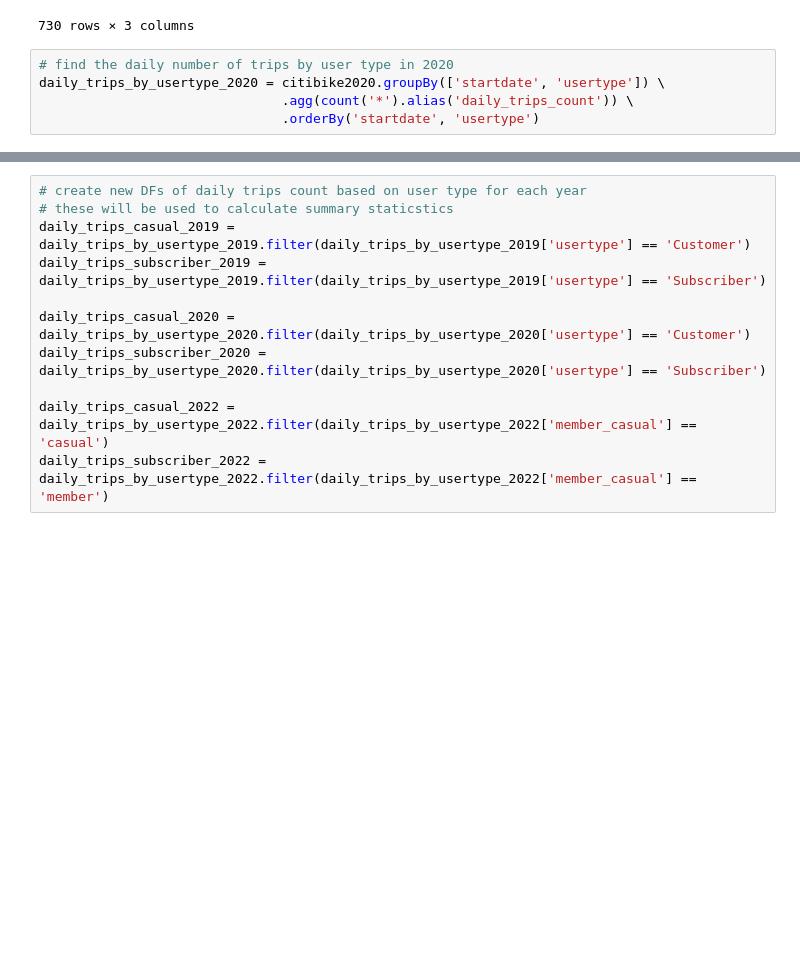
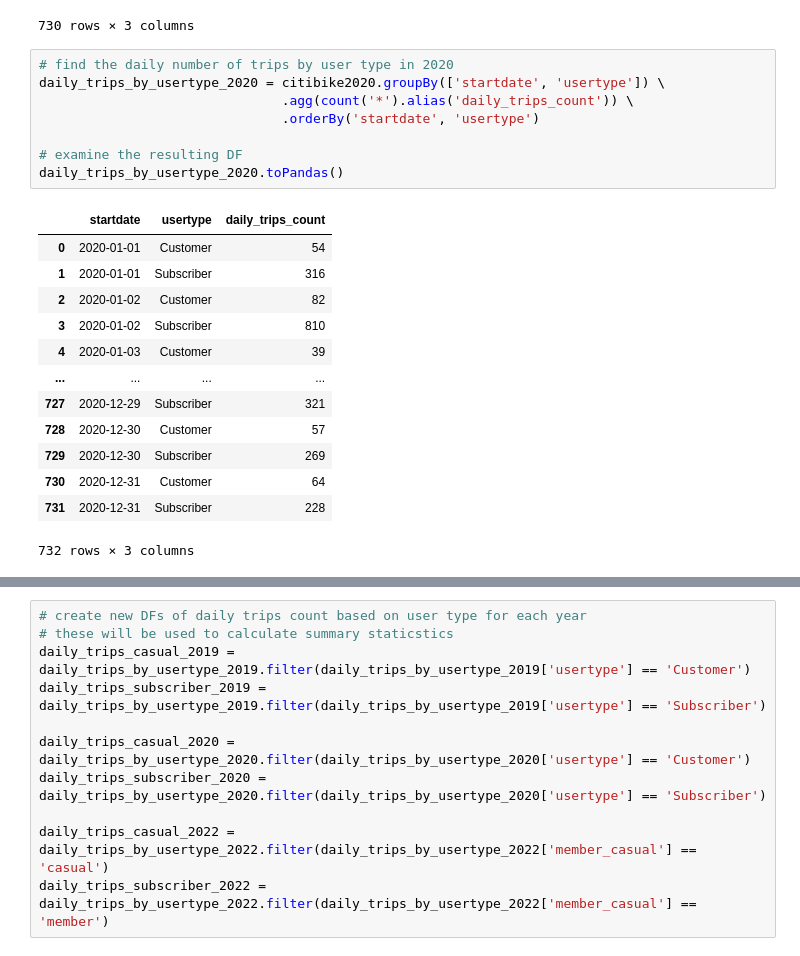
Before and after one commit to M2JT/big-data-final-project, a Jupyter notebook: code/CitiBikeAnalysis.ipynb, the cells around one changed output, grey strips where cells are left out. Drawn from its saved outputs; the diff is of its cells as text; blank space fills up the shorter version.

```diff
--- a/code/CitiBikeAnalysis.ipynb
+++ b/code/CitiBikeAnalysis.ipynb
@@ -304,8 +378,25 @@ daily_trips_by_usertype_2019.toPandas()
 # %%
 # find the daily number of trips by user type in 2020
 daily_trips_by_usertype_2020 = citibike2020.groupBy(['startdate', 'usertype']) \
                                .agg(count('*').alias('daily_trips_count')) \
                                .orderBy('startdate', 'usertype')
+
+# examine the resulting DF
+daily_trips_by_usertype_2020.toPandas()
+# %% [output]
+|  | startdate | usertype | daily_trips_count |
+| 0 | 2020-01-01 | Customer | 54 |
+| 1 | 2020-01-01 | Subscriber | 316 |
+| 2 | 2020-01-02 | Customer | 82 |
+| 3 | 2020-01-02 | Subscriber | 810 |
+| 4 | 2020-01-03 | Customer | 39 |
+| ... | ... | ... | ... |
+| 727 | 2020-12-29 | Subscriber | 321 |
+| 728 | 2020-12-30 | Customer | 57 |
+| 729 | 2020-12-30 | Subscriber | 269 |
+| 730 | 2020-12-31 | Customer | 64 |
+| 731 | 2020-12-31 | Subscriber | 228 |
+732 rows × 3 columns
 # %%
 # find the daily number of trips by user type in 2022
 daily_trips_by_usertype_2022 = citibike2022.groupBy(['startdate', 'member_casual']) \
```
Also changed, not shown: parts of 14 cells of this notebook.
